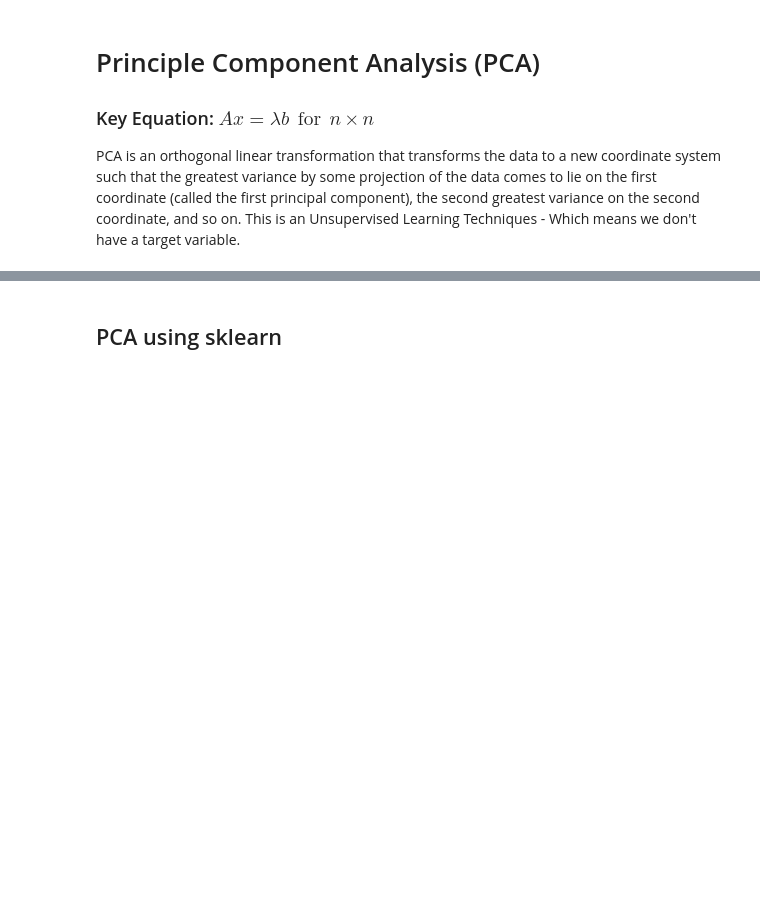
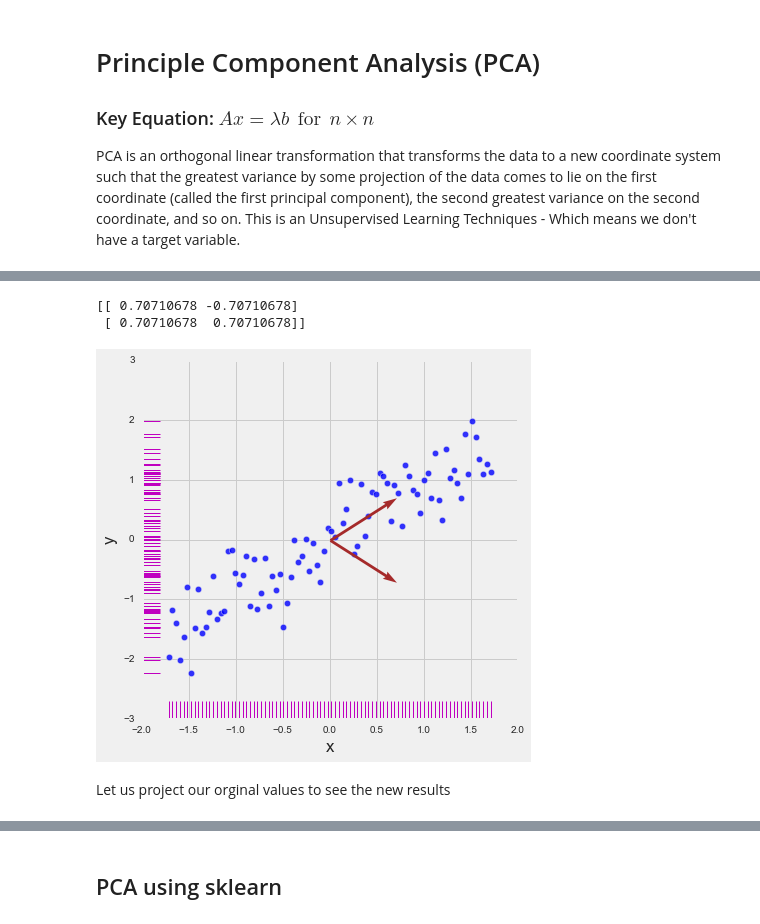
Before and after one commit to amitkaps/hackermath, a Jupyter notebook: Moduel_3b_principal_compenent_analysis.ipynb, the cells around one changed output, grey strips where cells are left out. Drawn from its saved outputs; the diff is of its cells as text; code cells hidden in the pictures; blank space fills up the shorter version.

```diff
--- a/Moduel_3b_principal_compenent_analysis.ipynb
+++ b/Moduel_3b_principal_compenent_analysis.ipynb
@@ -30,0 +133,26 @@ plt.ylabel('price')
+# %%
+def plot2var_eigen (m, xlabel, ylabel):
+    x = m[:,0]
+    y = m[:,1]
+    fig, ax = plt.subplots(figsize=(6, 6))
+    plt.scatter(x, y, s = 40, alpha = 0.8)
+    sns.rugplot(x, color="m", ax=ax)
+    sns.rugplot(y, color="m", vertical=True, ax=ax)
+
+    cov_mat = np.cov(m.T)
+    eigen_val, eigen_vec = np.linalg.eig(cov_mat)
+    print(eigen_vec)
+
+    plt.quiver(eigen_vec[0, 0], eigen_vec[0, 1], angles='xy', scale_units='xy', scale=1, color='brown')
+    plt.quiver(eigen_vec[1, 0], eigen_vec[1, 1], angles='xy', scale_units='xy', scale=1, color='brown')
+
+    plt.xlabel(xlabel)
+    plt.ylabel(ylabel)
+# %%
+plot2var_eigen(input_2var_center, 'x' ,'y')
+# %% [output]
+[[ 0.70710678 -0.70710678]
+ [ 0.70710678  0.70710678]]
+[figure, added]
+# %% [markdown]
+Let us project our orginal values to see the new results
```
Also changed, not shown: parts of 58 cells of this notebook, 4 other files.
